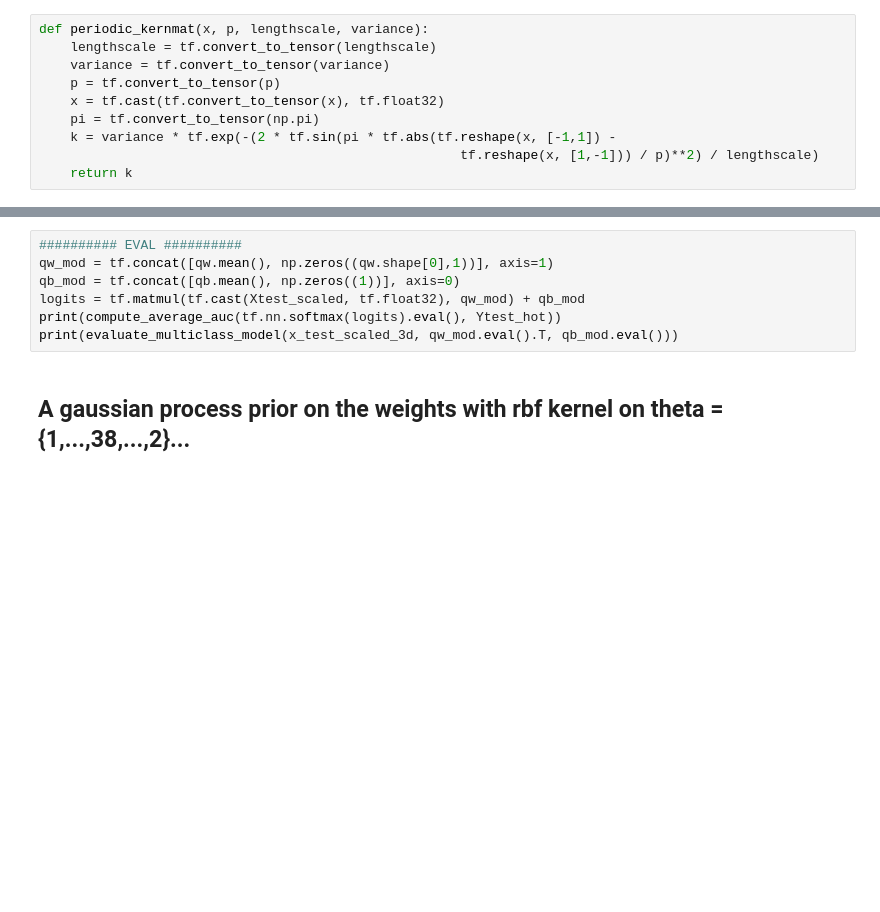
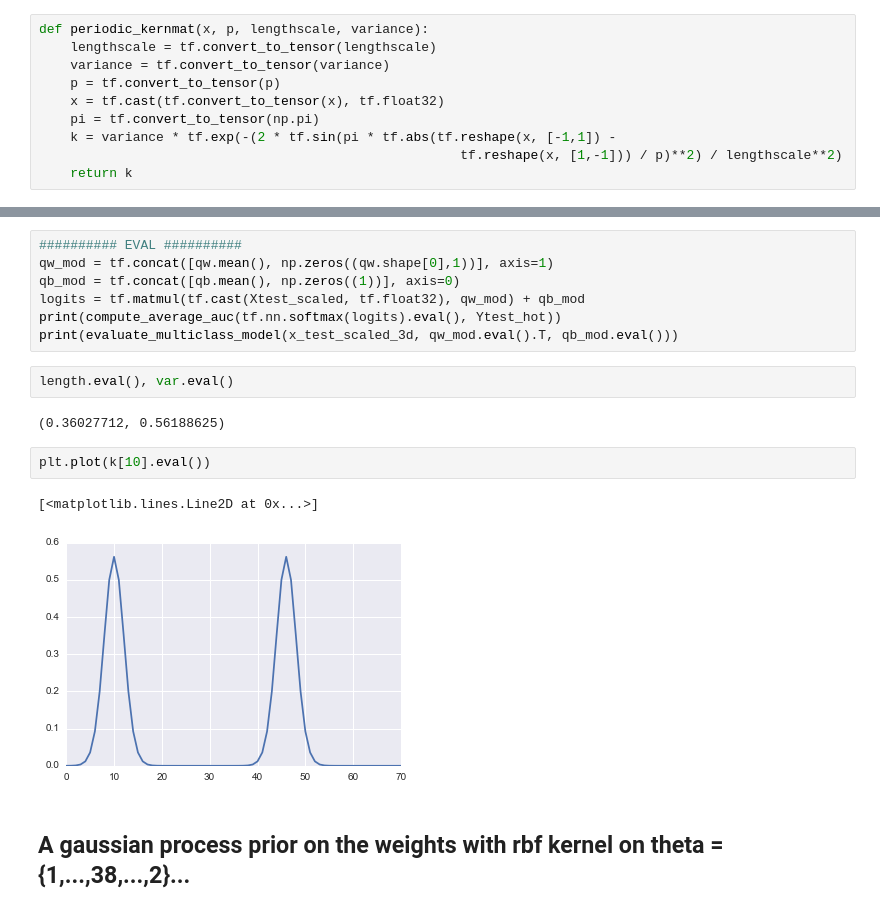
Before and after one commit to fdamani/neural_decoding_macaque_visual_graf2011, a Jupyter notebook: src/notebooks/data_processing_with_tuning_curves.ipynb, the cells around one changed output, grey strips where cells are left out. Saved outputs shown, nothing was run; the diff lists cells and outputs as text; blank space fills up the shorter version.

```diff
--- a/src/notebooks/data_processing_with_tuning_curves.ipynb
+++ b/src/notebooks/data_processing_with_tuning_curves.ipynb
@@ -1221,5 +1221,5 @@ def periodic_kernmat(x, p, lengthscale, variance):
     x = tf.cast(tf.convert_to_tensor(x), tf.float32)
     pi = tf.convert_to_tensor(np.pi)
     k = variance * tf.exp(-(2 * tf.sin(pi * tf.abs(tf.reshape(x, [-1,1]) -
-                                                      tf.reshape(x, [1,-1])) / p)**2) / lengthscale)
+                                                      tf.reshape(x, [1,-1])) / p)**2) / lengthscale**2)
     return k
@@ -1393,6 +1307,15 @@ qb_mod = tf.concat([qb.mean(), np.zeros((1))], axis=0)
 logits = tf.matmul(tf.cast(Xtest_scaled, tf.float32), qw_mod) + qb_mod
 print(compute_average_auc(tf.nn.softmax(logits).eval(), Ytest_hot))
 print(evaluate_multiclass_model(x_test_scaled_3d, qw_mod.eval().T, qb_mod.eval()))
+# %%
+length.eval(), var.eval()
+# %% [output]
+(0.36027712, 0.56188625)
+# %%
+plt.plot(k[10].eval())
+# %% [output]
+[<matplotlib.lines.Line2D at 0x...>]
+[figure, added]
 # %% [markdown]
 ## A gaussian process prior on the weights with rbf kernel on theta = {1,...,38,...,2}...
 # %%
```
Also changed, not shown: parts of 11 cells of this notebook.
